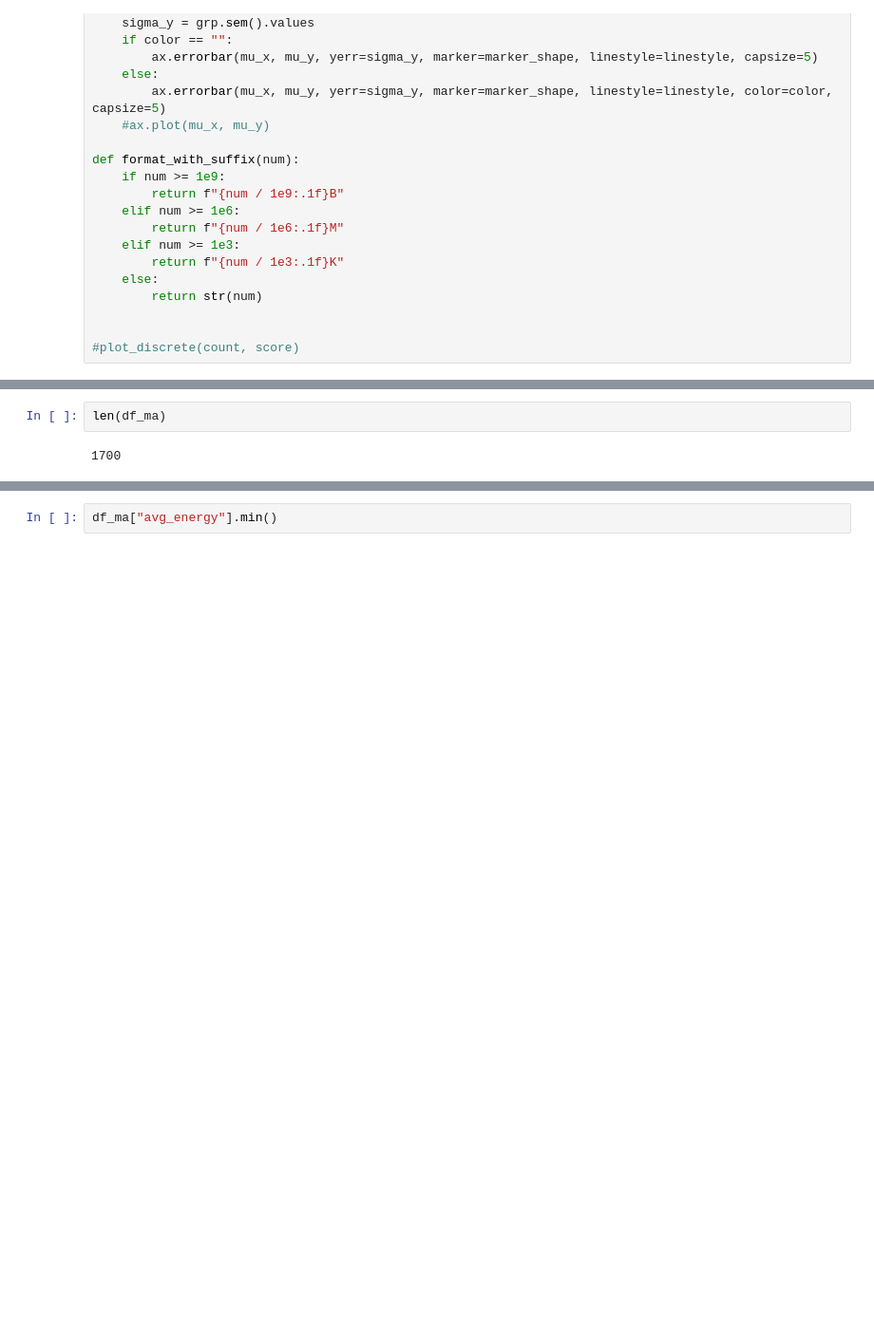
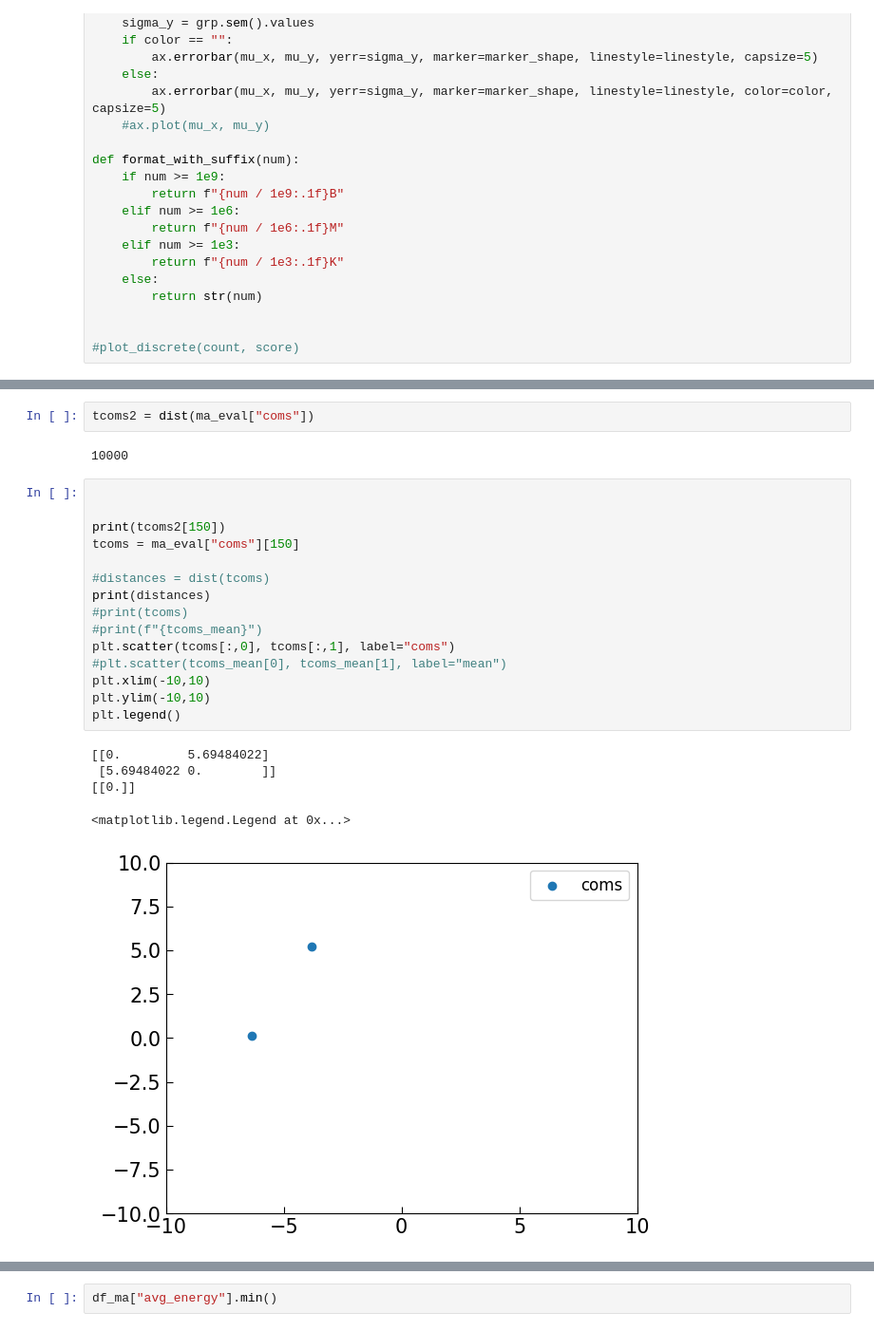
Before and after one commit to Bjartensen/python_focalh_clustering, a Jupyter notebook: notebooks/study.ipynb, the cells around one changed output, grey strips where cells are left out. Shown: that part at 95% size. Drawn from its saved outputs; the diff is of its cells as text; blank space fills up the shorter version.

```diff
--- a/notebooks/study.ipynb
+++ b/notebooks/study.ipynb
@@ -556,7 +561,28 @@ df_hdbscan = to_dataframe(hdbscan_eval)
+# %%
+tcoms2 = dist(ma_eval["coms"])
+# %% [output]
+10000
 # %%
-len(df_ma)
+
+
+print(tcoms2[150])
+tcoms = ma_eval["coms"][150]
+
+#distances = dist(tcoms)
+print(distances)
+#print(tcoms)
+#print(f"{tcoms_mean}")
+plt.scatter(tcoms[:,0], tcoms[:,1], label="coms")
+#plt.scatter(tcoms_mean[0], tcoms_mean[1], label="mean")
+plt.xlim(-10,10)
+plt.ylim(-10,10)
+plt.legend()
 # %% [output]
-1700
+[[0.         5.69484022]
+ [5.69484022 0.        ]]
+[[0.]]
+<matplotlib.legend.Legend at 0x...>
+[figure, added]
 # %%
 
 fig,ax = plt.subplots()
```
Also changed, not shown: parts of 9 cells of this notebook, 11 other files.
